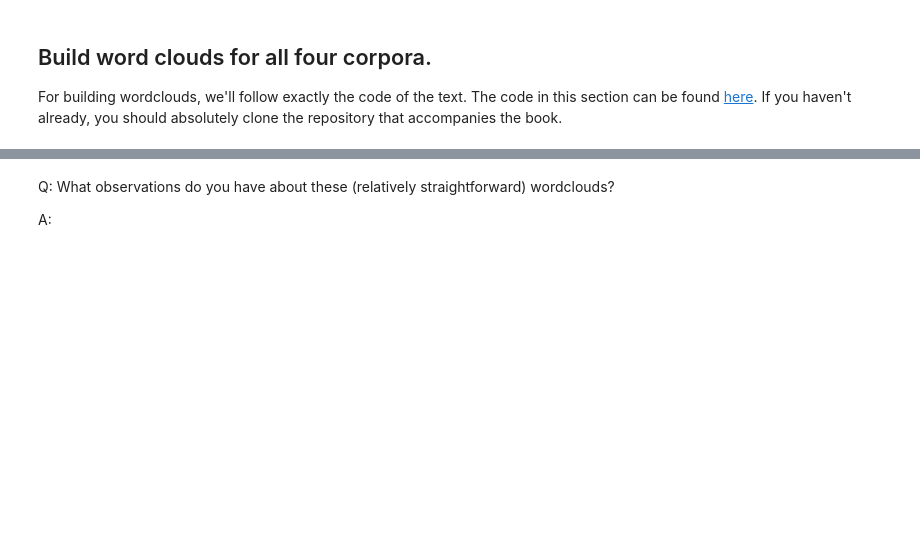
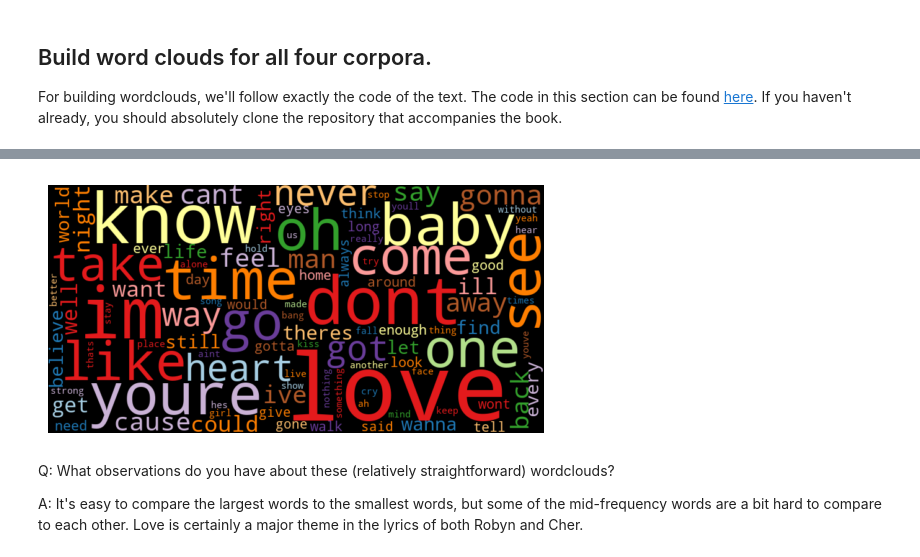
Before and after one commit to mchang674/ads509_assignment3, a Jupyter notebook: Group Comparison.ipynb, the cells around one changed output, grey strips where cells are left out. Drawn from its saved outputs; the diff is of its cells as text; code cells hidden in the pictures; blank space fills up the shorter version.

```diff
--- a/Group Comparison.ipynb
+++ b/Group Comparison.ipynb
@@ -367,4 +416,8 @@ def count_words(df, column='tokens', preprocess=None, min_freq=2):
+# %%
+wordcloud(word_freq=cher_l_counter['freq'], max_words=100)
+# %% [output]
+[figure, added]
 # %% [markdown]
 Q: What observations do you have about these (relatively straightforward) wordclouds?
 
-A:
+A: It's easy to compare the largest words to the smallest words, but some of the mid-frequency words are a bit hard to compare to each other. Love is certainly a major theme in the lyrics of both Robyn and Cher.
```
Also changed, not shown: parts of 12 cells of this notebook.
